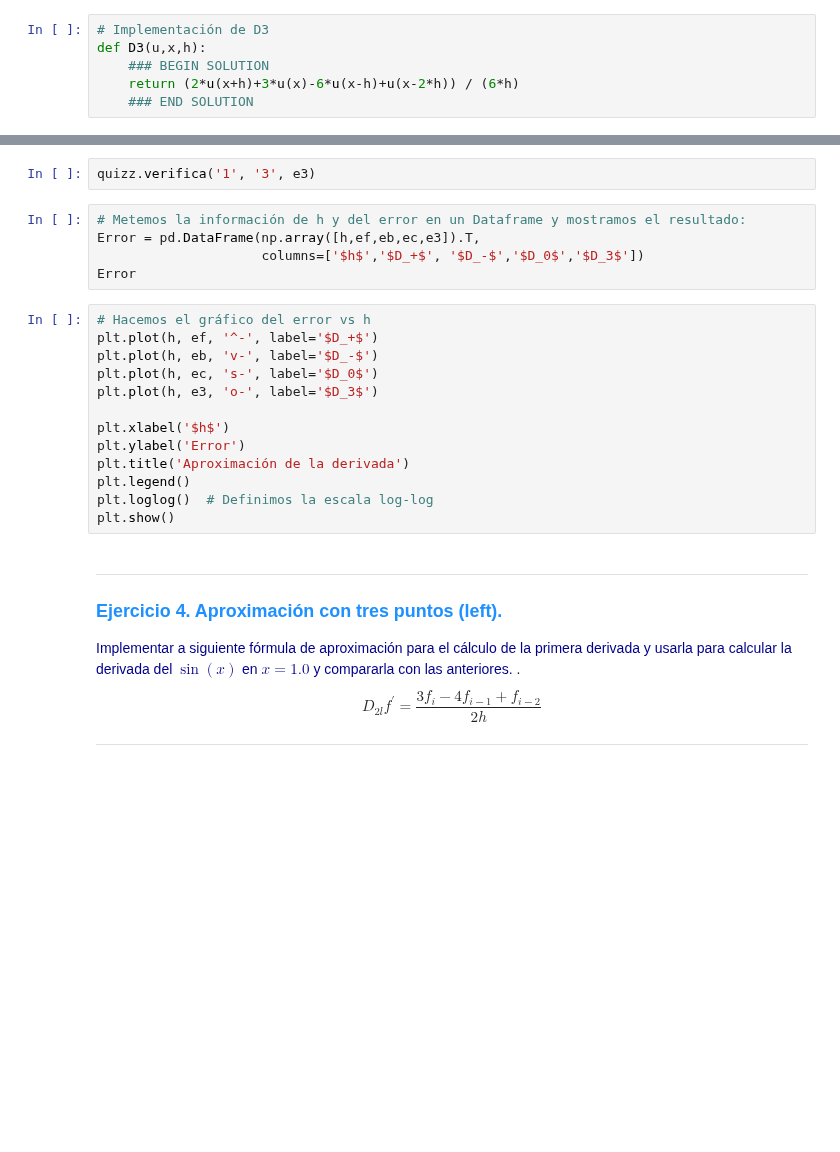
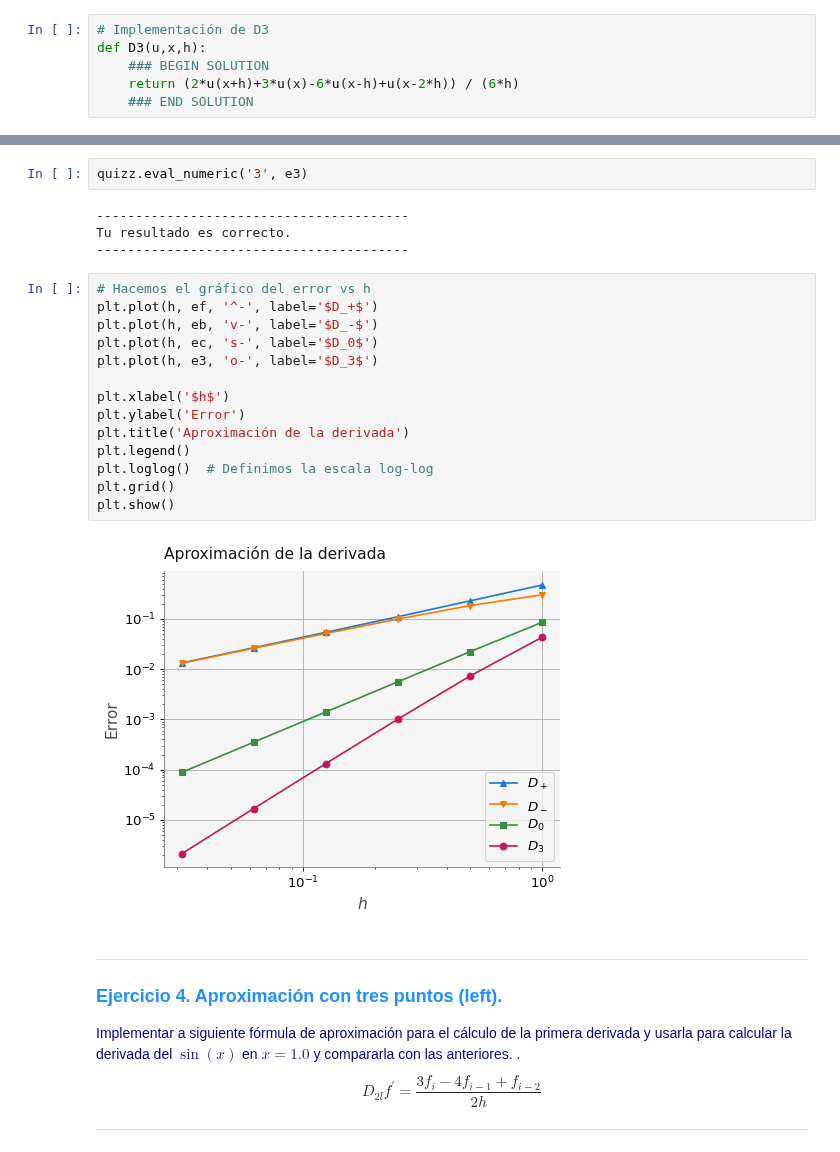
Before and after one commit to luiggix/macti_notes, a Jupyter notebook: notebooks/DerivadasNumericas/02_cla_derivadas_numericas.ipynb, the cells around one changed output, grey strips where cells are left out. Drawn from its saved outputs; the diff is of its cells as text; blank space fills up the shorter version.

```diff
--- a/notebooks/DerivadasNumericas/02_cla_derivadas_numericas.ipynb
+++ b/notebooks/DerivadasNumericas/02_cla_derivadas_numericas.ipynb
@@ -275,23 +342,25 @@ e3 = np.fabs( np.cos(x) - D3(np.sin,x,h) )
 # %%
-quizz.verifica('1', '3', e3)
+quizz.eval_numeric('3', e3)
+# %% [output]
+----------------------------------------
+Tu resultado es correcto.
+----------------------------------------
-# %%
-# Metemos la información de h y del error en un Dataframe y mostramos el resultado:
-Error = pd.DataFrame(np.array([h,ef,eb,ec,e3]).T,
-                     columns=['$h$','$D_+$', '$D_-$','$D_0$','$D_3$'])
-Error
 # %%
 # Hacemos el gráfico del error vs h
 plt.plot(h, ef, '^-', label='$D_+$')
 plt.plot(h, eb, 'v-', label='$D_-$')
 plt.plot(h, ec, 's-', label='$D_0$')
 plt.plot(h, e3, 'o-', label='$D_3$')
 
 plt.xlabel('$h$')
 plt.ylabel('Error')
 plt.title('Aproximación de la derivada')
 plt.legend()
 plt.loglog()  # Definimos la escala log-log
+plt.grid()
 plt.show()
+# %% [output]
+[figure, added]
 # %% [markdown]
 
 ---
```
Also changed, not shown: parts of 27 cells of this notebook, 4 other files.
